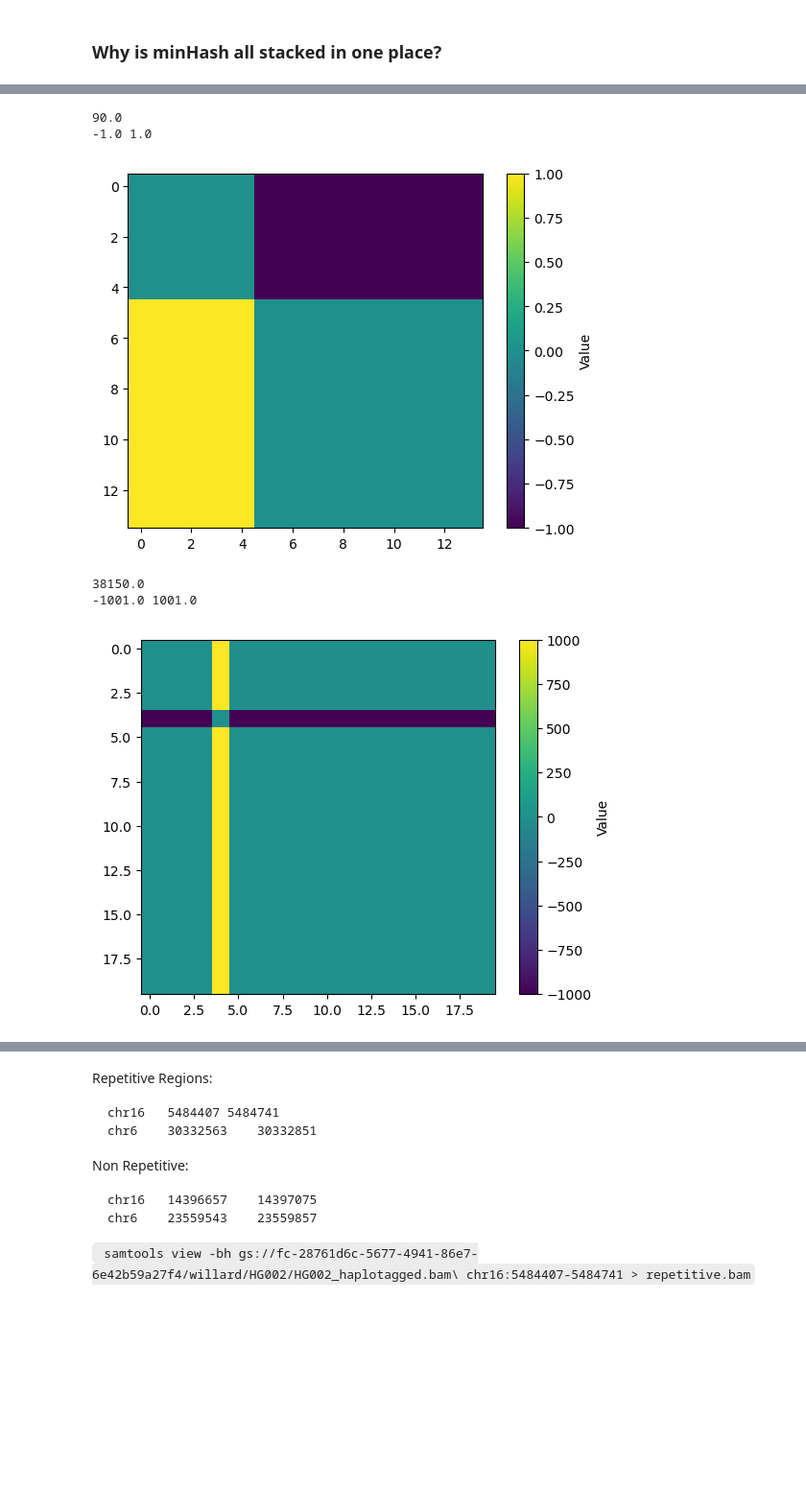
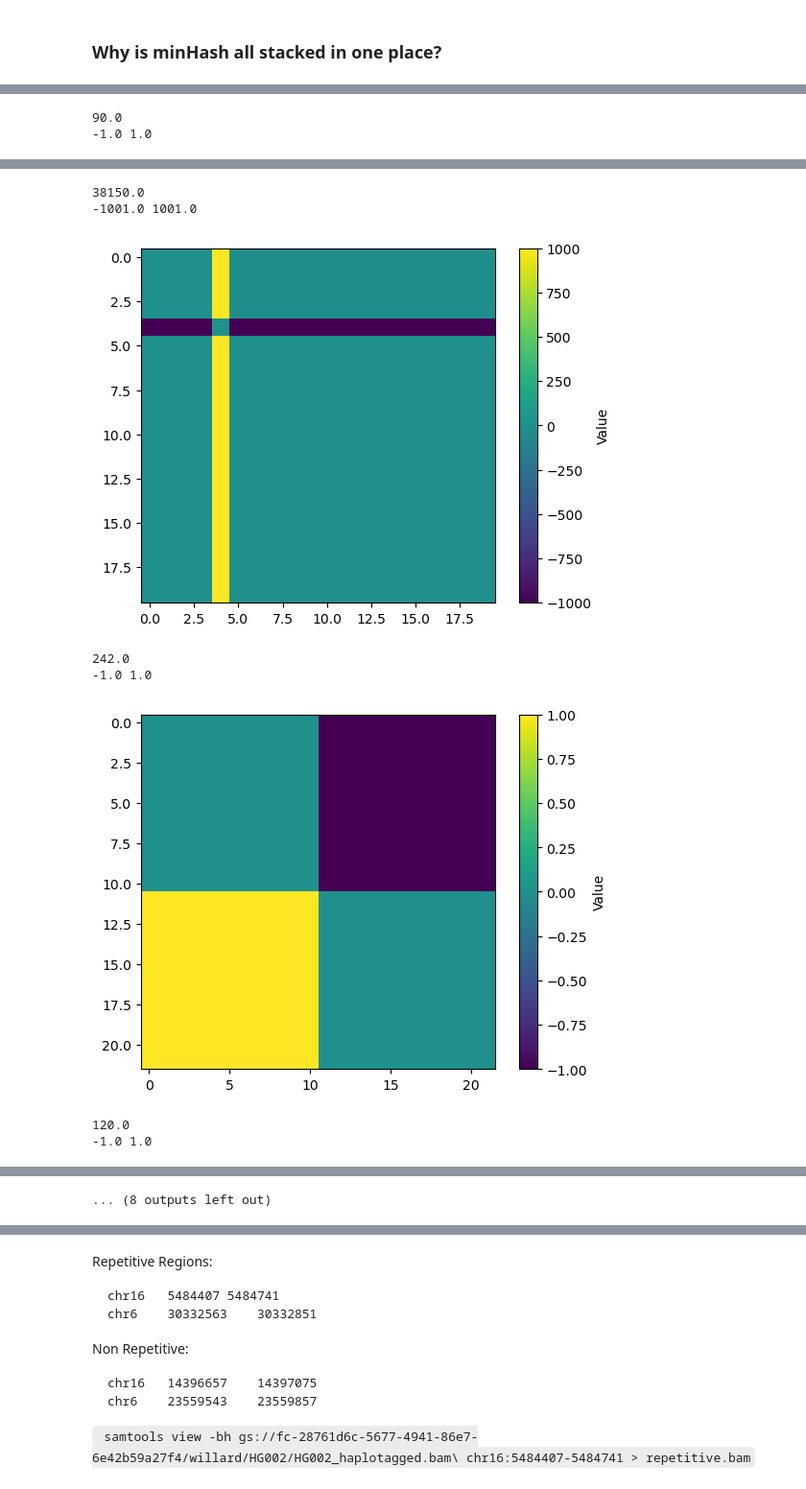
Before and after one commit to WillardFord/sv_merge, a Jupyter notebook: scripts/readFiltering/analysis/testBinning.ipynb, the cells around one changed output, grey strips where cells are left out. Shown: that part at 96% size. Drawn from its saved outputs; the diff is of its cells as text; code cells hidden in the pictures; blank space fills up the shorter version.

```diff
--- a/scripts/readFiltering/analysis/testBinning.ipynb
+++ b/scripts/readFiltering/analysis/testBinning.ipynb
@@ -54,7 +55,7 @@ class signatureMtxs():
             labels = matrix[0,:].astype('int8')
             signature_matrix = matrix[1:,:]
             for i, count in enumerate(
-                self.tprSignatureMatrix(signature_matrix, band_length, labels)
+                self.tprSignatureMatrix(signature_matrix, band_length, labels, wantAdjacencyMatrix = False)
             ):
                 counts[i] += count
         return counts
@@ -144,5 +145,34 @@ def filterBandTests(path):
     outputs, band_sizes, tprs, fprs = bandTest(filter_test)
 
     return outputs, band_sizes, tprs, fprs
+
+def dataToPandas(filter_type, read_in = True):
+    output_path = "../../../output/analysis"
+    save_path = os.path.join(output_path, f"{filter_type}.tsv")
+
+    if read_in:
+        try:
+            df = pd.read_csv(save_path, sep="\t")
+            return df
+        except:
+            print(f"File not found {save_path}")
+            print("Running Band Tests")
+
+    band_test_output = filterBandTests(filter_type)
+    outputs, bands, tprs, fprs = band_test_output
+    found_pos, max_pos, found_err, max_err = zip(*outputs)
+    columns = {
+        "found_pos": found_pos,
+        "max_pos":max_pos,
+        "found_err":found_err,
+        "max_err":max_err,
+        "band_sizes":bands,
+        "tpr":tprs,
+        "fpr":fprs
+    }
+    df = pd.DataFrame.from_dict(columns)
+    df.to_csv(save_path, sep="\t", index=False, header=True)
+
+    return df
 # %% [markdown]
 ## Run Filters
@@ -272,12 +272,0 @@ show_problems(test_matrices[1])
-# %%
-show_problems(test_matrices[2])
-# %% [output]
-90.0
--1.0 1.0
-[figure, removed]
-# %%
-show_problems(test_matrices[3])
-# %% [output]
-38150.0
--1001.0 1001.0
-[figure, removed]
@@ -283,0 +277,4 @@ show_problems(test_matrices[3])
+# %%
+for i in range(10):
+    show_problems(minHash_test.signature_mtxs[i])
+# %% [output]
@@ -283,0 +287,2 @@ show_problems(test_matrices[3])
+90.0
+-1.0 1.0
@@ -283,0 +290,8 @@ show_problems(test_matrices[3])
+38150.0
+-1001.0 1001.0
+[figure, added]
+242.0
+-1.0 1.0
+[figure, added]
+120.0
+-1.0 1.0
@@ -284 +299,2 @@ show_problems(test_matrices[3])
+... (8 outputs left out)
 # %% [markdown]
```
Also changed, not shown: parts of 19 cells of this notebook.
